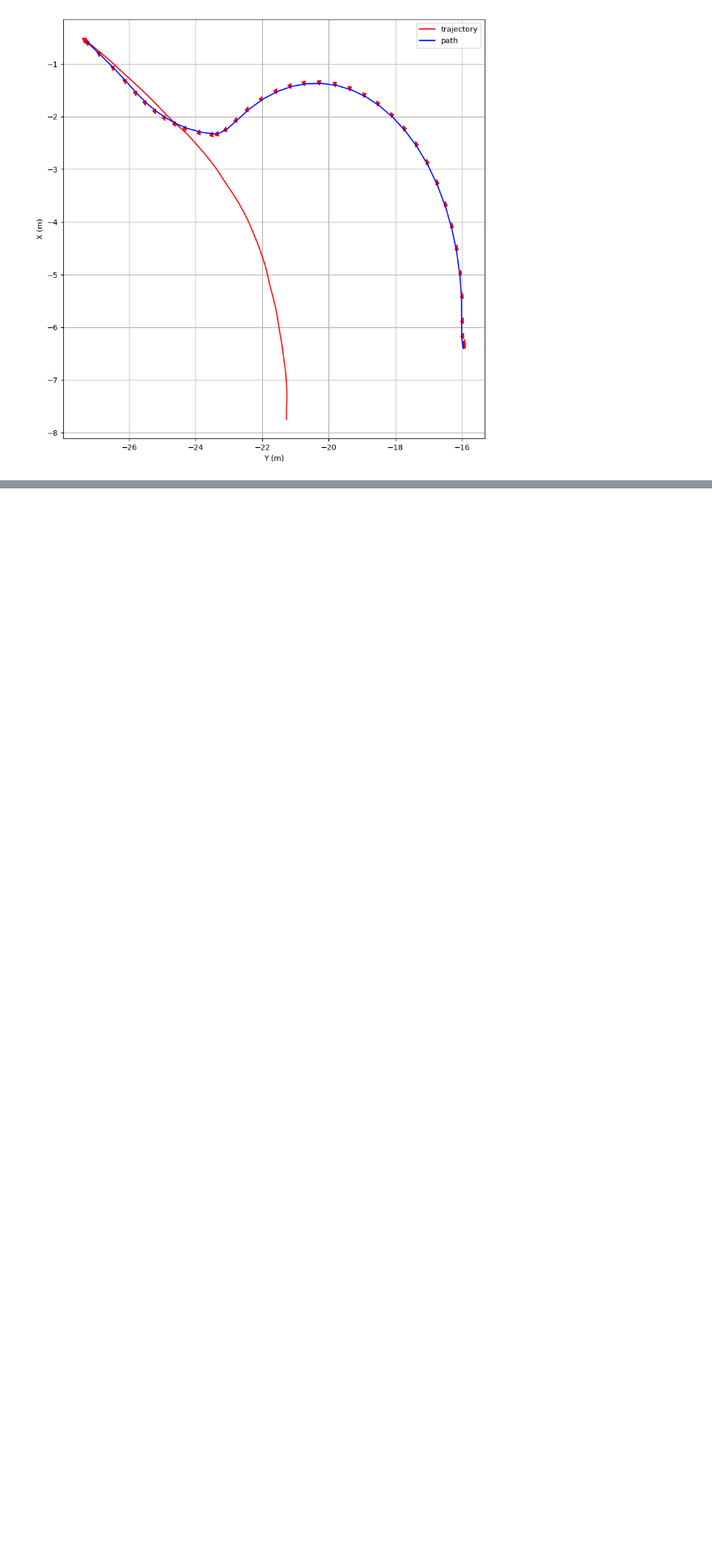
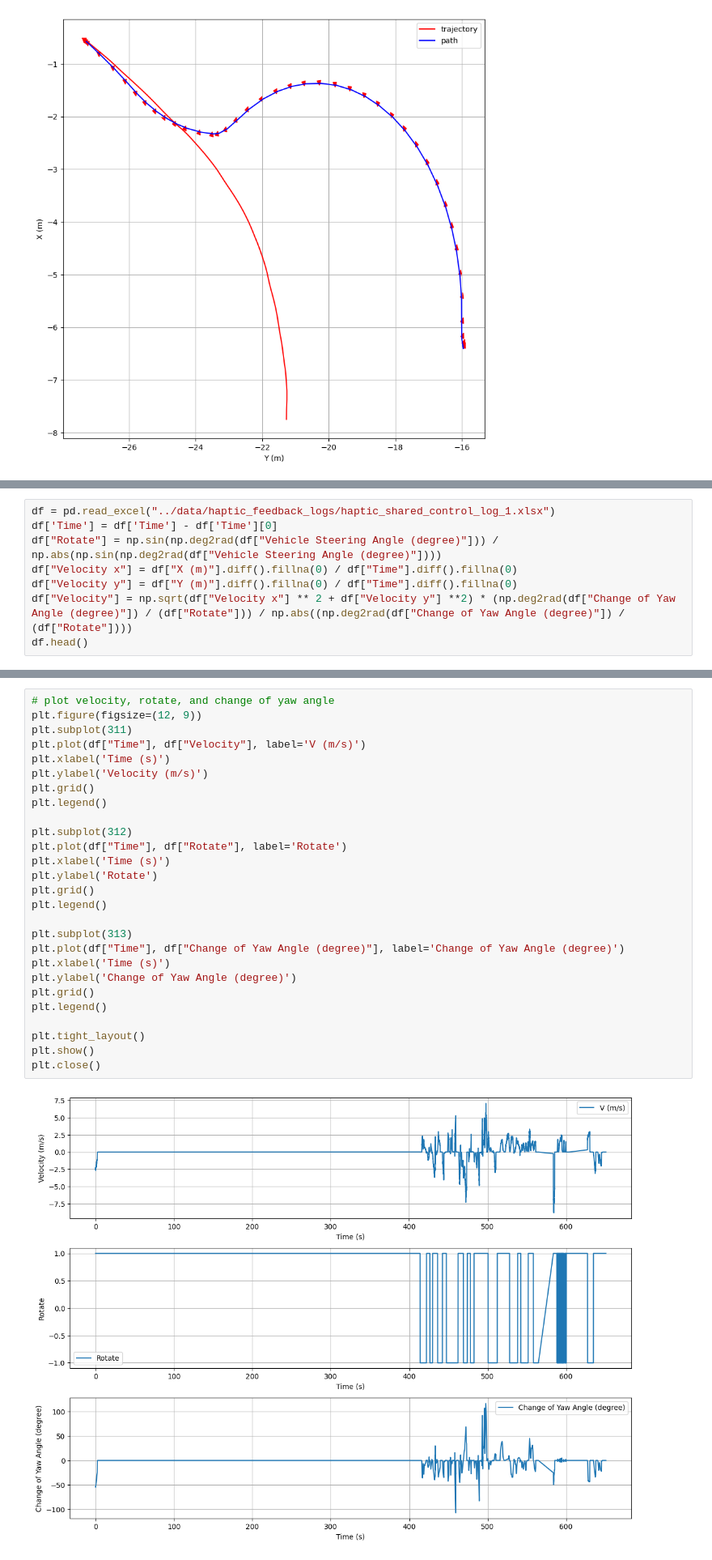
Before and after one commit to chanyca/DReyeVR, a Jupyter notebook: PythonAPI/scripts/algorithm.ipynb, the cells around one changed output, grey strips where cells are left out. Shown at 81% size. Saved outputs shown, nothing was run; the diff lists cells and outputs as text; blank space fills up the shorter version.

```diff
--- a/PythonAPI/scripts/algorithm.ipynb
+++ b/PythonAPI/scripts/algorithm.ipynb
@@ -538,0 +632,8 @@ for i in range(3):
+# %%
+df = pd.read_excel("../data/haptic_feedback_logs/haptic_shared_control_log_1.xlsx")
+df['Time'] = df['Time'] - df['Time'][0]
+df["Rotate"] = np.sin(np.deg2rad(df["Vehicle Steering Angle (degree)"])) / np.abs(np.sin(np.deg2rad(df["Vehicle Steering Angle (degree)"])))
+df["Velocity x"] = df["X (m)"].diff().fillna(0) / df["Time"].diff().fillna(0)
+df["Velocity y"] = df["Y (m)"].diff().fillna(0) / df["Time"].diff().fillna(0)
+df["Velocity"] = np.sqrt(df["Velocity x"] ** 2 + df["Velocity y"] **2) * (np.deg2rad(df["Change of Yaw Angle (degree)"]) / (df["Rotate"])) / np.abs((np.deg2rad(df["Change of Yaw Angle (degree)"]) / (df["Rotate"])))
+df.head()
@@ -539 +648,30 @@ for i in range(3):
+# %%
+# plot velocity, rotate, and change of yaw angle
+plt.figure(figsize=(12, 9))
+plt.subplot(311)
+plt.plot(df["Time"], df["Velocity"], label='V (m/s)')
+plt.xlabel('Time (s)')
+plt.ylabel('Velocity (m/s)')
+plt.grid()
+plt.legend()
+
+plt.subplot(312)
+plt.plot(df["Time"], df["Rotate"], label='Rotate')
+plt.xlabel('Time (s)')
+plt.ylabel('Rotate')
+plt.grid()
+plt.legend()
+
+plt.subplot(313)
+plt.plot(df["Time"], df["Change of Yaw Angle (degree)"], label='Change of Yaw Angle (degree)')
+plt.xlabel('Time (s)')
+plt.ylabel('Change of Yaw Angle (degree)')
+plt.grid()
+plt.legend()
+
+plt.tight_layout()
+plt.show()
+plt.close()
+# %% [output]
+[figure, added]
 # %% [markdown]
```
Also changed, not shown: parts of 8 cells of this notebook, 18 other files.
